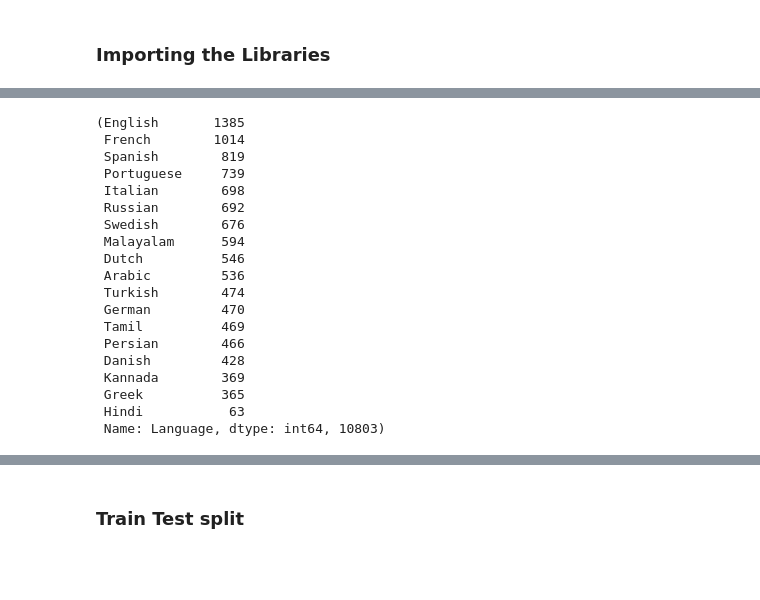
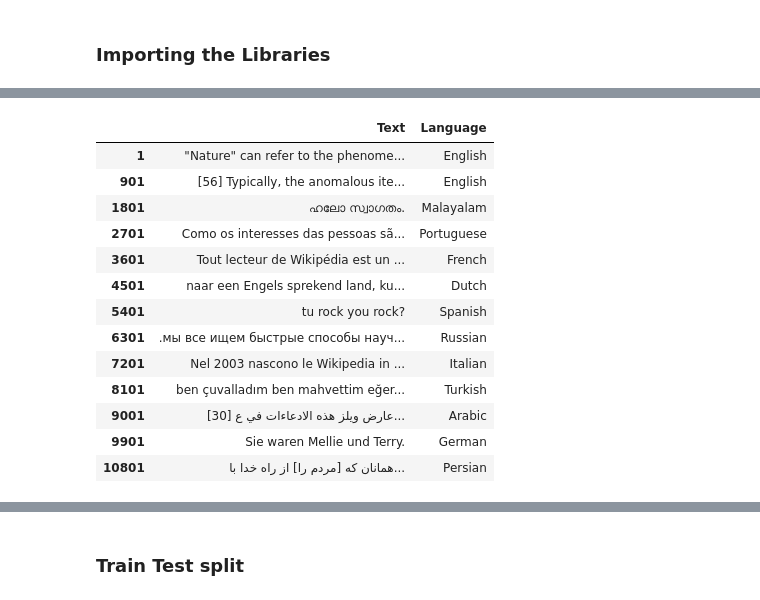
Before and after one commit to javadr/Language_Detection, a Jupyter notebook: Language_Detection.ipynb, the cells around one changed output, grey strips where cells are left out. Saved outputs shown, nothing was run; the diff lists cells and outputs as text; code cells hidden in the pictures; blank space fills up the shorter version.

```diff
--- a/Language_Detection.ipynb
+++ b/Language_Detection.ipynb
@@ -41,23 +25,17 @@ data.head(10)
-# %%
-# value count for each language
-data["Language"].value_counts(), len(data)
-# %% [output]
-(English       1385
- French        1014
- Spanish        819
- Portuguese     739
- Italian        698
- Russian        692
- Swedish        676
- Malayalam      594
- Dutch          546
- Arabic         536
- Turkish        474
- German         470
- Tamil          469
- Persian        466
- Danish         428
- Kannada        369
- Greek          365
- Hindi           63
- Name: Language, dtype: int64, 10803)
+# %%
+data.iloc[1:10830:900]
+# %% [output]
+|  | Text | Language |
+| 1 | "Nature" can refer to the phenome... | English |
+| 901 | [56] Typically, the anomalous ite... | English |
+| 1801 | ഹലോ സ്വാഗതം. | Malayalam |
+| 2701 | Como os interesses das pessoas sã... | Portuguese |
+| 3601 | Tout lecteur de Wikipédia est un ... | French |
+| 4501 | naar een Engels sprekend land, ku... | Dutch |
+| 5401 | tu rock you rock? | Spanish |
+| 6301 | .мы все ищем быстрые способы науч... | Russian |
+| 7201 | Nel 2003 nascono le Wikipedia in ... | Italian |
+| 8101 | ben çuvalladım ben mahvettim eğer... | Turkish |
+| 9001 | [30] عارض ويلز هذه الادعاءات في ع... | Arabic |
+| 9901 | Sie waren Mellie und Terry. | German |
+| 10801 | همانان كه [مردم را] از راه خدا با... | Persian |
```
Also changed, not shown: parts of 23 cells of this notebook, 4 other files.
